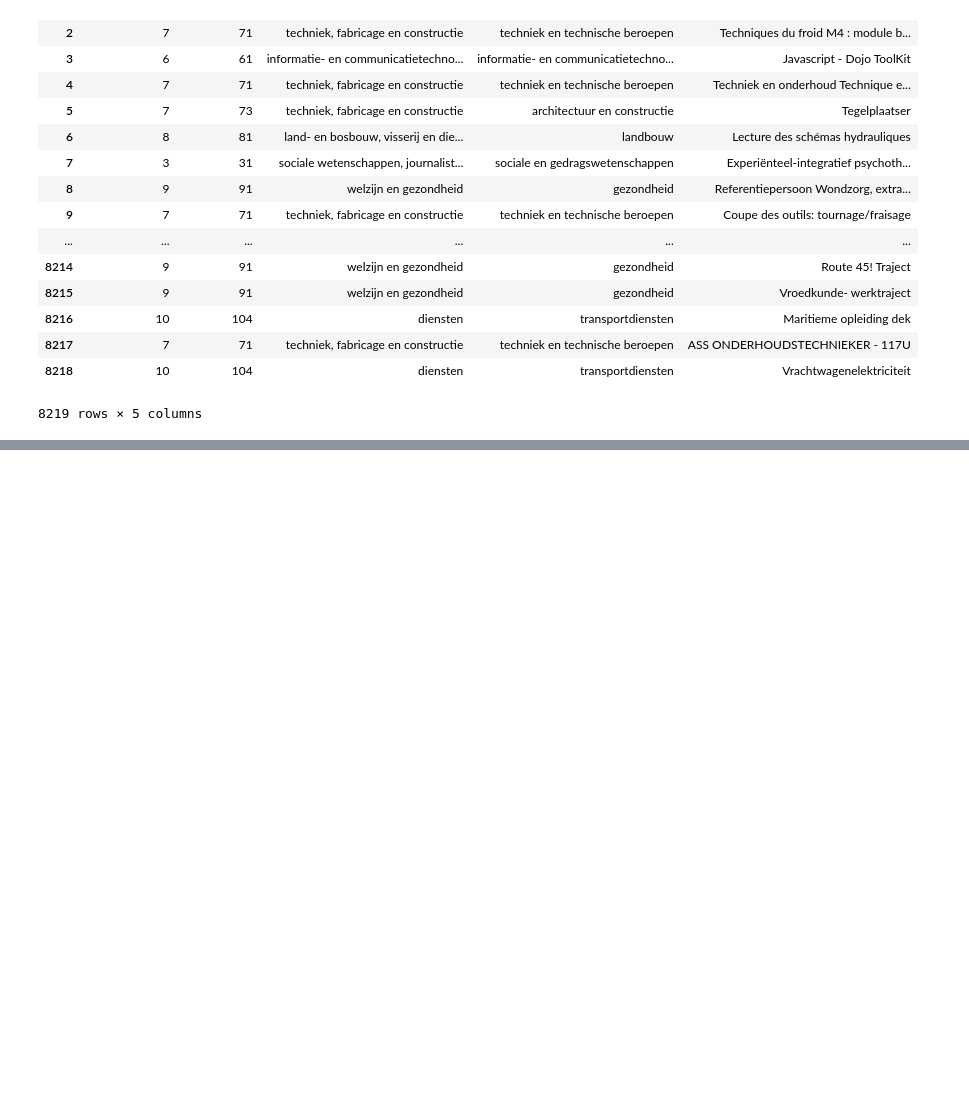
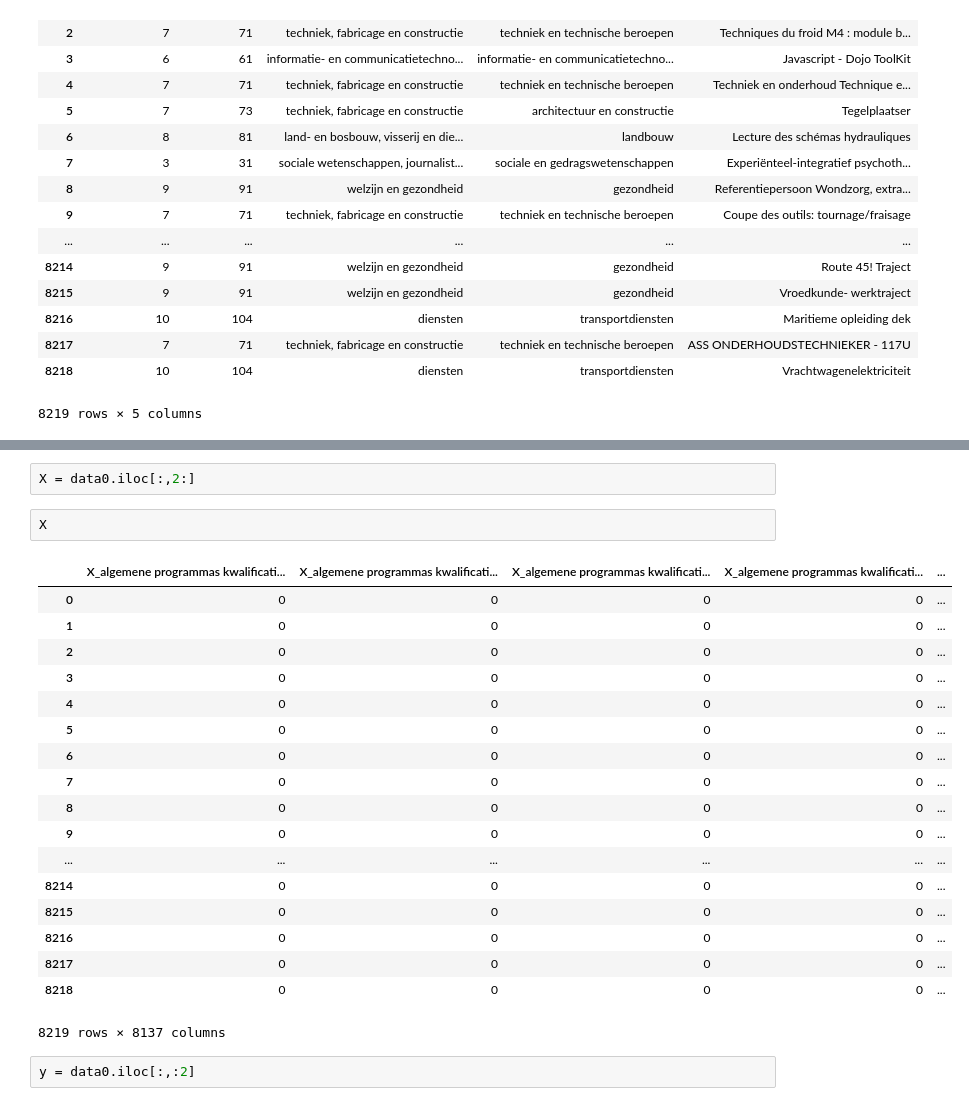
Before and after one commit to flovera1/NLP4Gov, a Jupyter notebook: classification_doc_case.ipynb, the cells around one changed output, grey strips where cells are left out. Drawn from its saved outputs; the diff is of its cells as text; blank space fills up the shorter version.

```diff
--- a/classification_doc_case.ipynb
+++ b/classification_doc_case.ipynb
@@ -209,0 +140,25 @@ pat
+# %%
+X = data0.iloc[:,2:]
+# %%
+X
+# %% [output]
+|  | X_algemene programmas kwalificati... | X_algemene programmas kwalificati... | X_algemene programmas kwalificati... | X_algemene programmas kwalificati... | ... |
+| 0 | 0 | 0 | 0 | 0 | ... |
+| 1 | 0 | 0 | 0 | 0 | ... |
+| 2 | 0 | 0 | 0 | 0 | ... |
+| 3 | 0 | 0 | 0 | 0 | ... |
+| 4 | 0 | 0 | 0 | 0 | ... |
+| 5 | 0 | 0 | 0 | 0 | ... |
+| 6 | 0 | 0 | 0 | 0 | ... |
+| 7 | 0 | 0 | 0 | 0 | ... |
+| 8 | 0 | 0 | 0 | 0 | ... |
+| 9 | 0 | 0 | 0 | 0 | ... |
+| ... | ... | ... | ... | ... | ... |
+| 8214 | 0 | 0 | 0 | 0 | ... |
+| 8215 | 0 | 0 | 0 | 0 | ... |
+| 8216 | 0 | 0 | 0 | 0 | ... |
+| 8217 | 0 | 0 | 0 | 0 | ... |
+| 8218 | 0 | 0 | 0 | 0 | ... |
+8219 rows × 8137 columns
+# %%
+y = data0.iloc[:,:2]
```
Also changed, not shown: parts of 52 cells of this notebook, 1 other file.
